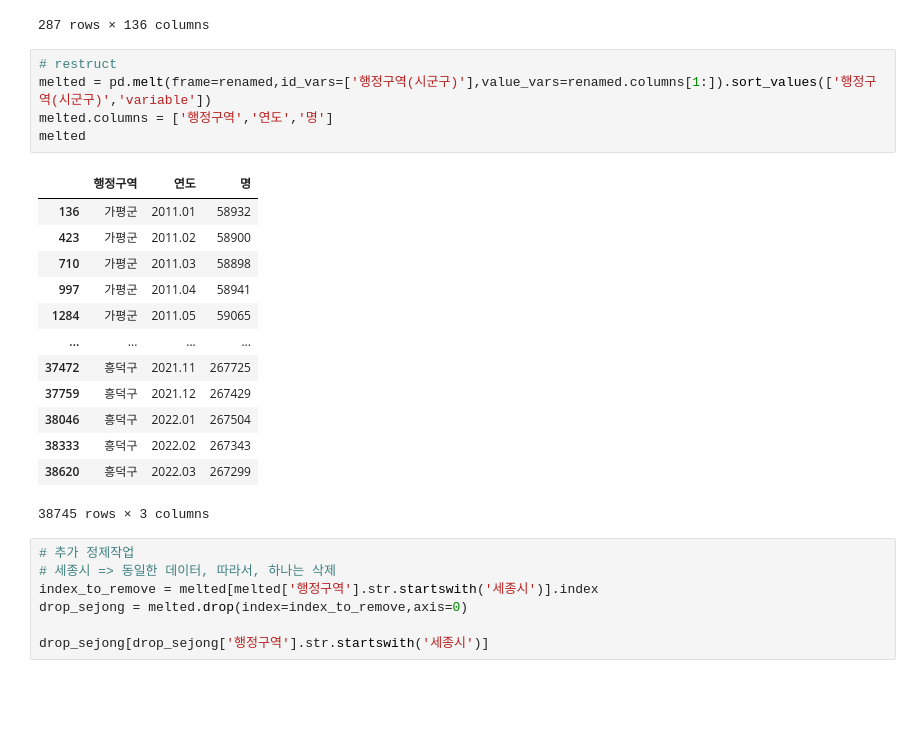
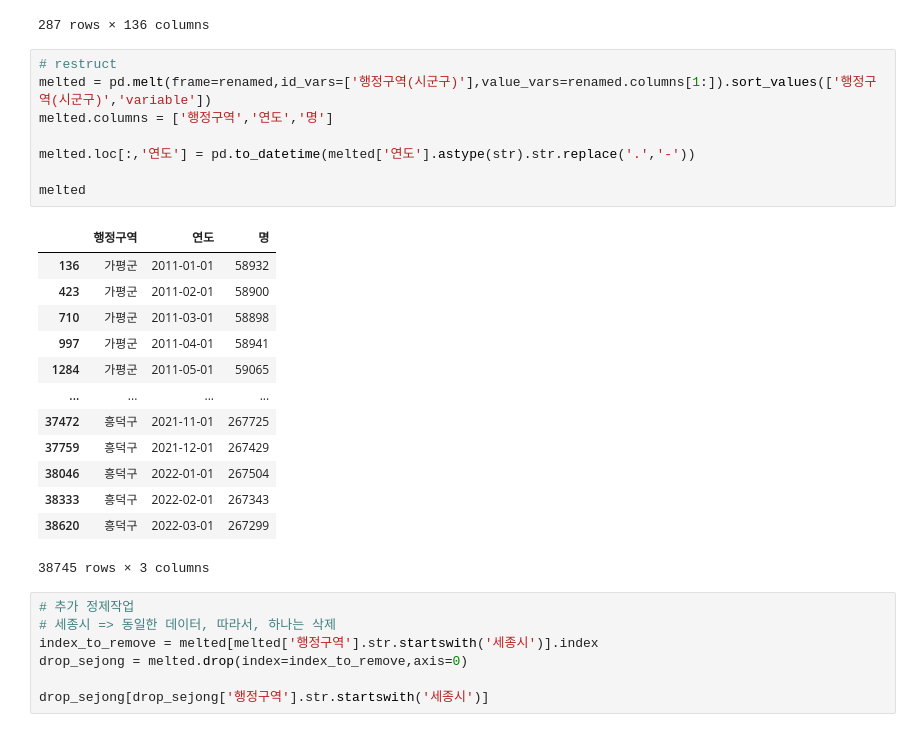
Before and after one commit to huitaek/project_mini_analyze_waste, a Jupyter notebook: src/data_cleansing_population_by_district.ipynb, the cells around one changed output. Drawn from its saved outputs; the diff is of its cells as text; blank space fills up the shorter version.

```diff
--- a/src/data_cleansing_population_by_district.ipynb
+++ b/src/data_cleansing_population_by_district.ipynb
@@ -132,21 +132,24 @@ renamed
 # %%
 # restruct
 melted = pd.melt(frame=renamed,id_vars=['행정구역(시군구)'],value_vars=renamed.columns[1:]).sort_values(['행정구역(시군구)','variable'])
 melted.columns = ['행정구역','연도','명']
+
+melted.loc[:,'연도'] = pd.to_datetime(melted['연도'].astype(str).str.replace('.','-'))
+
 melted
 # %% [output]
 |  | 행정구역 | 연도 | 명 |
-| 136 | 가평군 | 2011.01 | 58932 |
-| 423 | 가평군 | 2011.02 | 58900 |
-| 710 | 가평군 | 2011.03 | 58898 |
-| 997 | 가평군 | 2011.04 | 58941 |
-| 1284 | 가평군 | 2011.05 | 59065 |
+| 136 | 가평군 | 2011-01-01 | 58932 |
+| 423 | 가평군 | 2011-02-01 | 58900 |
+| 710 | 가평군 | 2011-03-01 | 58898 |
+| 997 | 가평군 | 2011-04-01 | 58941 |
+| 1284 | 가평군 | 2011-05-01 | 59065 |
 | ... | ... | ... | ... |
-| 37472 | 흥덕구 | 2021.11 | 267725 |
-| 37759 | 흥덕구 | 2021.12 | 267429 |
-| 38046 | 흥덕구 | 2022.01 | 267504 |
-| 38333 | 흥덕구 | 2022.02 | 267343 |
-| 38620 | 흥덕구 | 2022.03 | 267299 |
+| 37472 | 흥덕구 | 2021-11-01 | 267725 |
+| 37759 | 흥덕구 | 2021-12-01 | 267429 |
+| 38046 | 흥덕구 | 2022-01-01 | 267504 |
+| 38333 | 흥덕구 | 2022-02-01 | 267343 |
+| 38620 | 흥덕구 | 2022-03-01 | 267299 |
 38745 rows × 3 columns
 # %%
 # 추가 정제작업
```
Also changed, not shown: 3 other files.
